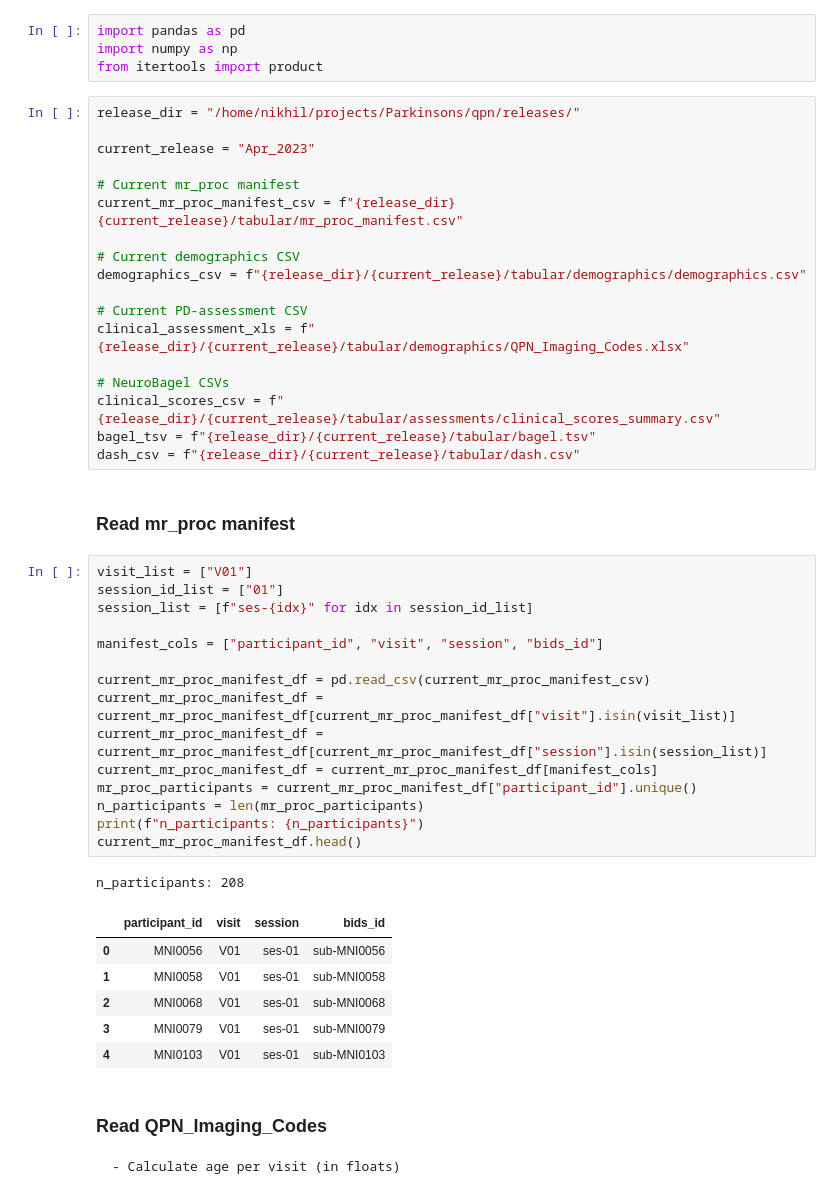
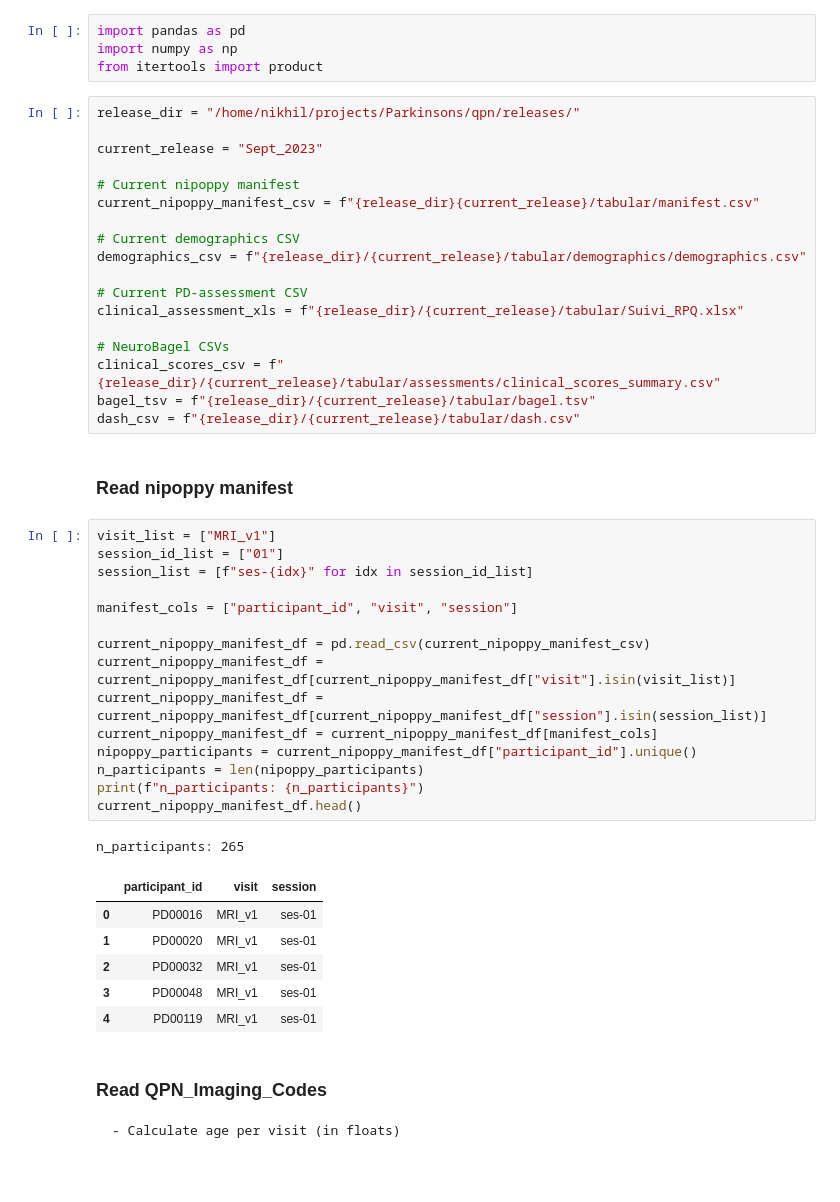
Before and after one commit to nipoppy/nipoppy, a Jupyter notebook: nipoppy/notebooks/tabular_tracking.ipynb, the cells around one changed output. Drawn from its saved outputs; the diff is of its cells as text.

```diff
--- a/nipoppy/notebooks/tabular_tracking.ipynb
+++ b/nipoppy/notebooks/tabular_tracking.ipynb
@@ -15,46 +15,46 @@ from itertools import product
 # %%
 release_dir = "/home/nikhil/projects/Parkinsons/qpn/releases/"
 
-current_release = "Apr_2023"
+current_release = "Sept_2023"
 
-# Current mr_proc manifest
-current_mr_proc_manifest_csv = f"{release_dir}{current_release}/tabular/mr_proc_manifest.csv"
+# Current nipoppy manifest
+current_nipoppy_manifest_csv = f"{release_dir}{current_release}/tabular/manifest.csv"
 
 # Current demographics CSV
 demographics_csv = f"{release_dir}/{current_release}/tabular/demographics/demographics.csv"
 
 # Current PD-assessment CSV
-clinical_assessment_xls = f"{release_dir}/{current_release}/tabular/demographics/QPN_Imaging_Codes.xlsx"
+clinical_assessment_xls = f"{release_dir}/{current_release}/tabular/Suivi_RPQ.xlsx"
 
 # NeuroBagel CSVs
 clinical_scores_csv = f"{release_dir}/{current_release}/tabular/assessments/clinical_scores_summary.csv"
 bagel_tsv = f"{release_dir}/{current_release}/tabular/bagel.tsv"
 dash_csv = f"{release_dir}/{current_release}/tabular/dash.csv"
 # %% [markdown]
-### Read mr_proc manifest
+### Read nipoppy manifest
 # %%
-visit_list = ["V01"]
+visit_list = ["MRI_v1"]
 session_id_list = ["01"]
 session_list = [f"ses-{idx}" for idx in session_id_list]
 
-manifest_cols = ["participant_id", "visit", "session", "bids_id"]
+manifest_cols = ["participant_id", "visit", "session"]
 
-current_mr_proc_manifest_df = pd.read_csv(current_mr_proc_manifest_csv)
-current_mr_proc_manifest_df = current_mr_proc_manifest_df[current_mr_proc_manifest_df["visit"].isin(visit_list)]
-current_mr_proc_manifest_df = current_mr_proc_manifest_df[current_mr_proc_manifest_df["session"].isin(session_list)]
-current_mr_proc_manifest_df = current_mr_proc_manifest_df[manifest_cols]
-mr_proc_participants = current_mr_proc_manifest_df["participant_id"].unique()
-n_participants = len(mr_proc_participants)
+current_nipoppy_manifest_df = pd.read_csv(current_nipoppy_manifest_csv)
+current_nipoppy_manifest_df = current_nipoppy_manifest_df[current_nipoppy_manifest_df["visit"].isin(visit_list)]
+current_nipoppy_manifest_df = current_nipoppy_manifest_df[current_nipoppy_manifest_df["session"].isin(session_list)]
+current_nipoppy_manifest_df = current_nipoppy_manifest_df[manifest_cols]
+nipoppy_participants = current_nipoppy_manifest_df["participant_id"].unique()
+n_participants = len(nipoppy_participants)
 print(f"n_participants: {n_participants}")
-current_mr_proc_manifest_df.head()
+current_nipoppy_manifest_df.head()
 # %% [output]
-n_participants: 208
+n_participants: 265
-|  | participant_id | visit | session | bids_id |
-| 0 | MNI0056 | V01 | ses-01 | sub-MNI0056 |
-| 1 | MNI0058 | V01 | ses-01 | sub-MNI0058 |
-| 2 | MNI0068 | V01 | ses-01 | sub-MNI0068 |
-| 3 | MNI0079 | V01 | ses-01 | sub-MNI0079 |
-| 4 | MNI0103 | V01 | ses-01 | sub-MNI0103 |
+|  | participant_id | visit | session |
+| 0 | PD00016 | MRI_v1 | ses-01 |
+| 1 | PD00020 | MRI_v1 | ses-01 |
+| 2 | PD00032 | MRI_v1 | ses-01 |
+| 3 | PD00048 | MRI_v1 | ses-01 |
+| 4 | PD00119 | MRI_v1 | ses-01 |
 # %% [markdown]
 ### Read QPN_Imaging_Codes
     - Calculate age per visit (in floats)
```
Also changed, not shown: parts of 9 cells of this notebook, 1 other file.
